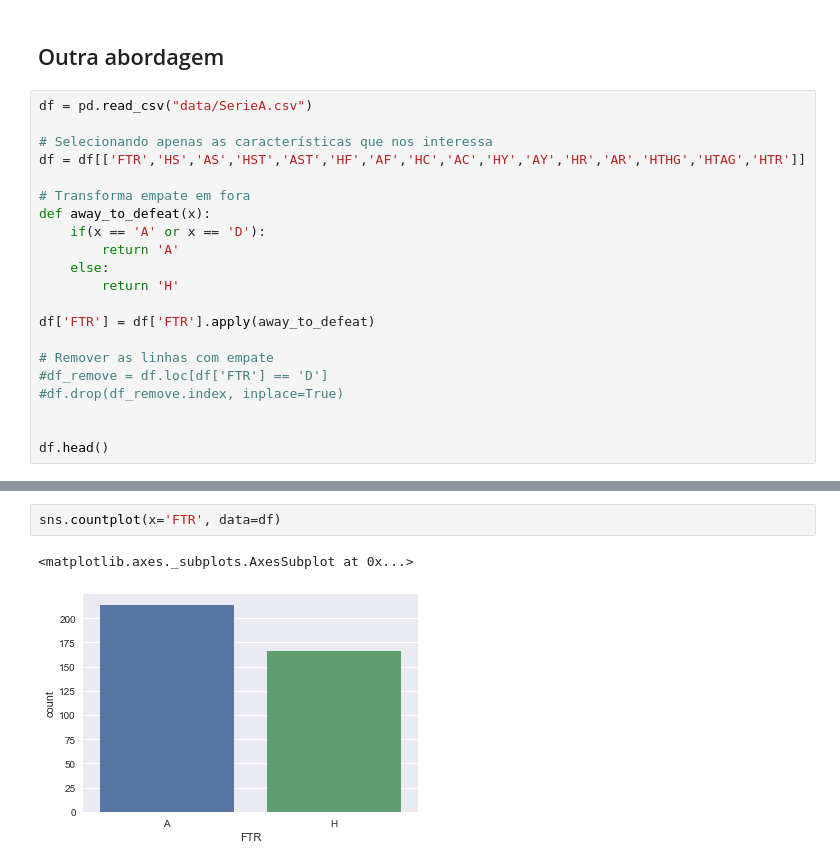
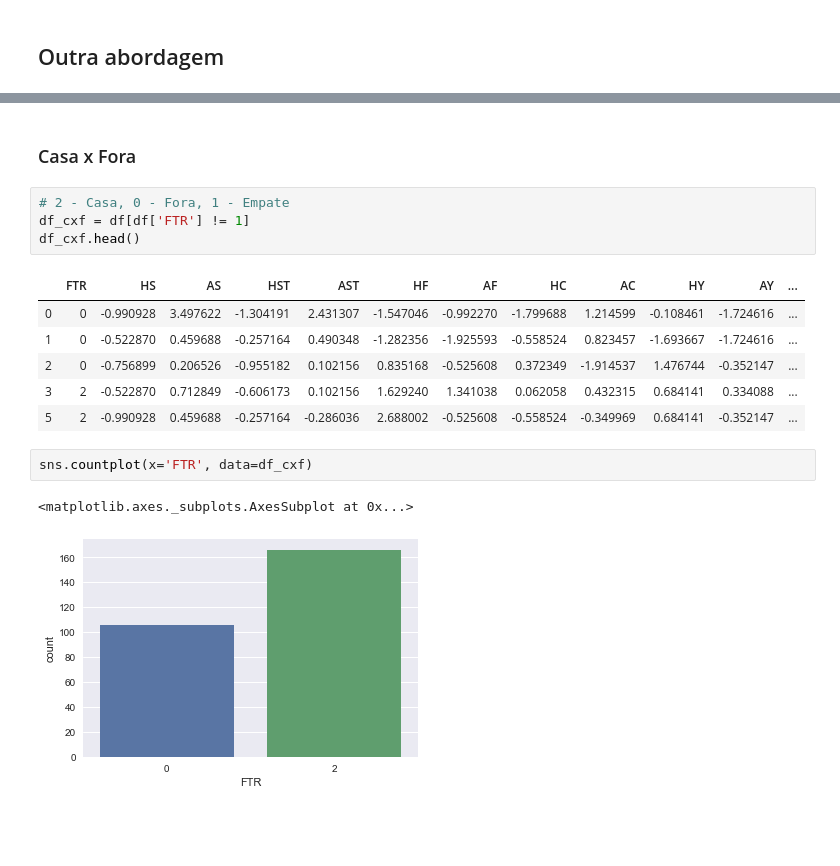
Before and after one commit to olesiogn/Football-prediction, a Jupyter notebook: Fut-SerieA.ipynb, the cells around one changed output, grey strips where cells are left out. Cells and saved outputs as stored; diff of their text form; blank space fills up the shorter version.

```diff
--- a/Fut-SerieA.ipynb
+++ b/Fut-SerieA.ipynb
@@ -530,23 +539,2 @@ SVM: 64.91%
 # %% [markdown]
 ## Outra abordagem
-# %%
-df = pd.read_csv("data/SerieA.csv")
-
-# Selecionando apenas as características que nos interessa
-df = df[['FTR','HS','AS','HST','AST','HF','AF','HC','AC','HY','AY','HR','AR','HTHG','HTAG','HTR']]
-
-# Transforma empate em fora
-def away_to_defeat(x):
-    if(x == 'A' or x == 'D'):
-        return 'A'
-    else:
-        return 'H'
-
-df['FTR'] = df['FTR'].apply(away_to_defeat)
-
-# Remover as linhas com empate
-#df_remove = df.loc[df['FTR'] == 'D']
-#df.drop(df_remove.index, inplace=True)
-
-
-df.head()
@@ -560,5 +541,18 @@ df.head()
+# %% [markdown]
+### Casa x Fora
+# %%
+# 2 - Casa, 0 - Fora, 1 - Empate
+df_cxf = df[df['FTR'] != 1]
+df_cxf.head()
+# %% [output]
+|  | FTR | HS | AS | HST | AST | HF | AF | HC | AC | HY | AY | ... |
+| 0 | 0 | -0.990928 | 3.497622 | -1.304191 | 2.431307 | -1.547046 | -0.992270 | -1.799688 | 1.214599 | -0.108461 | -1.724616 | ... |
+| 1 | 0 | -0.522870 | 0.459688 | -0.257164 | 0.490348 | -1.282356 | -1.925593 | -0.558524 | 0.823457 | -1.693667 | -1.724616 | ... |
+| 2 | 0 | -0.756899 | 0.206526 | -0.955182 | 0.102156 | 0.835168 | -0.525608 | 0.372349 | -1.914537 | 1.476744 | -0.352147 | ... |
+| 3 | 2 | -0.522870 | 0.712849 | -0.606173 | 0.102156 | 1.629240 | 1.341038 | 0.062058 | 0.432315 | 0.684141 | 0.334088 | ... |
+| 5 | 2 | -0.990928 | 0.459688 | -0.257164 | -0.286036 | 2.688002 | -0.525608 | -0.558524 | -0.349969 | 0.684141 | -0.352147 | ... |
 # %%
-sns.countplot(x='FTR', data=df)
+sns.countplot(x='FTR', data=df_cxf)
 # %% [output]
 <matplotlib.axes._subplots.AxesSubplot at 0x...>
-[figure, old version]
+[figure, new version]
```
Also changed, not shown: parts of 41 cells of this notebook, 2 other files.
